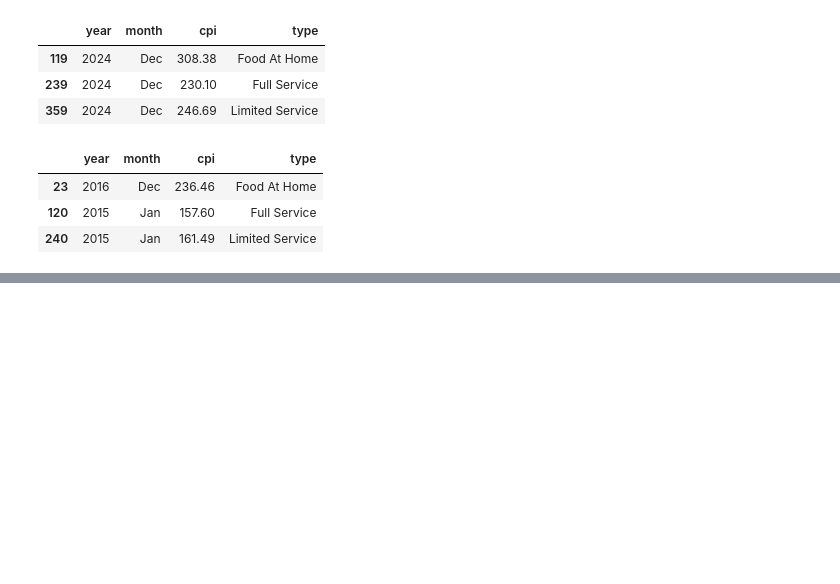
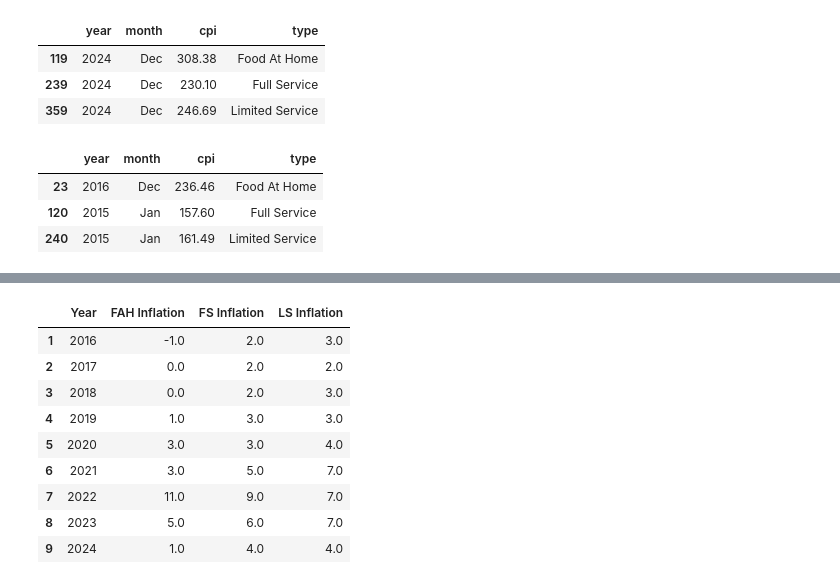
Before and after one commit to brefite007/bre_capstone, a Jupyter notebook: notebook/cpi_capstone.ipynb, the cells around one changed output, grey strips where cells are left out. Cells and saved outputs as stored; diff of their text form; code cells hidden in the pictures; blank space fills up the shorter version.

```diff
--- a/notebook/cpi_capstone.ipynb
+++ b/notebook/cpi_capstone.ipynb
@@ -109,0 +153,14 @@ NameError: name 'pd' is not defined
+# %%
+cpi_filtered = cpi[(cpi['Year'] >= 2015) & (cpi['Year'] <= 2024)]
+cpi_filtered
+# %% [output]
+|  | Year | FAH Inflation | FS Inflation | LS Inflation |
+| 1 | 2016 | -1.0 | 2.0 | 3.0 |
+| 2 | 2017 | 0.0 | 2.0 | 2.0 |
+| 3 | 2018 | 0.0 | 2.0 | 3.0 |
+| 4 | 2019 | 1.0 | 3.0 | 3.0 |
+| 5 | 2020 | 3.0 | 3.0 | 4.0 |
+| 6 | 2021 | 3.0 | 5.0 | 7.0 |
+| 7 | 2022 | 11.0 | 9.0 | 7.0 |
+| 8 | 2023 | 5.0 | 6.0 | 7.0 |
+| 9 | 2024 | 1.0 | 4.0 | 4.0 |
```
Also changed, not shown: parts of 12 cells of this notebook, 8 other files.
